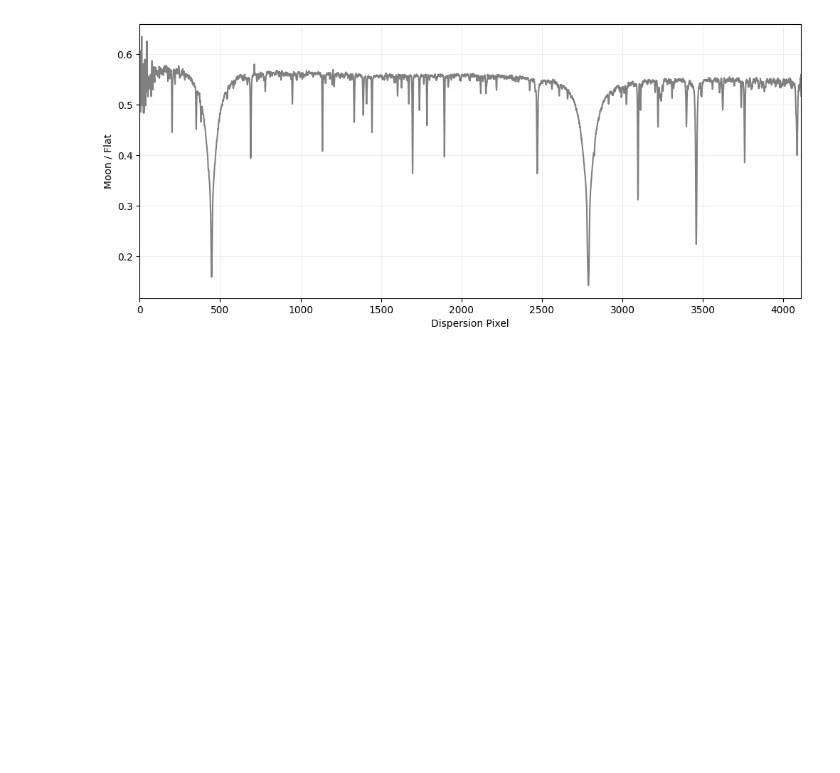
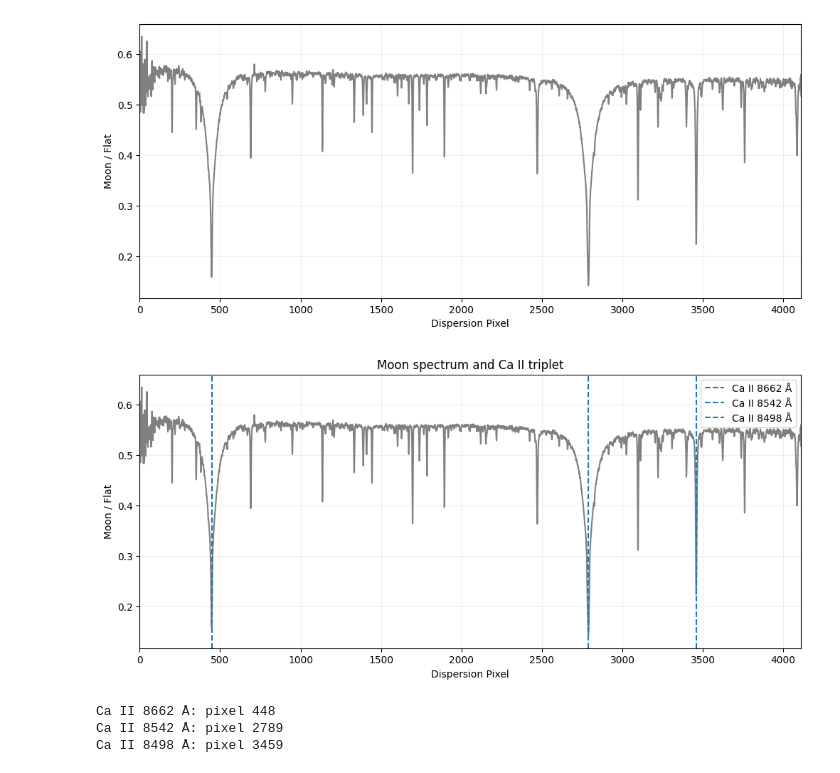
Before and after one commit to u7678360/ASTR4004-Assignment-2, a Jupyter notebook: Question 4.ipynb, the cells around one changed output. Drawn from its saved outputs; the diff is of its cells as text; code cells hidden in the pictures; blank space fills up the shorter version.

```diff
--- a/Question 4.ipynb
+++ b/Question 4.ipynb
@@ -47,3 +50,38 @@ plt.savefig("figures/moon_flat_spectrum.png")
 plt.show()
 # %% [output]
 [figure]
+# %%
+# Find deepest peaks in the spectrum using scipy find_peaks
+line_pixels, _ = find_peaks(-moon_div_flat, prominence=0.02, distance=100)
+
+# Select the three deepest lines (the three Ca II lines)
+deepest = np.argsort(moon_div_flat[line_pixels])[:3]
+Ca_pixels = np.sort(line_pixels[deepest])
+
+# Plot spectrum
+plt.figure(figsize=(12, 5))
+plt.plot(dispersion_pixel, moon_div_flat, color="grey")
+
+Ca_wavelengths = [8662, 8542, 8498]
+# Mark Ca II lines
+for wavelength, pixel in zip(Ca_wavelengths, Ca_pixels):
+    plt.axvline(pixel, linestyle="--", label=f"Ca II {wavelength} Å")
+
+plt.xlabel("Dispersion Pixel")
+plt.ylabel("Moon / Flat")
+plt.xlim(0, len(dispersion_pixel) - 1)
+plt.title("Moon spectrum and Ca II triplet")
+plt.legend()
+plt.grid(alpha=0.2)
+
+plt.savefig("moon_flatspectrum_Ca_lines.png")
+plt.show()
+
+# Print pixels corresponding to Ca lines
+for wavelength, pixel in zip(Ca_wavelengths, Ca_pixels):
+    print(f"Ca II {wavelength} Å: pixel {pixel}")
+# %% [output]
+[figure, added]
+Ca II 8662 Å: pixel 448
+Ca II 8542 Å: pixel 2789
+Ca II 8498 Å: pixel 3459
```
Also changed, not shown: parts of 2 cells of this notebook, 1 other file.
